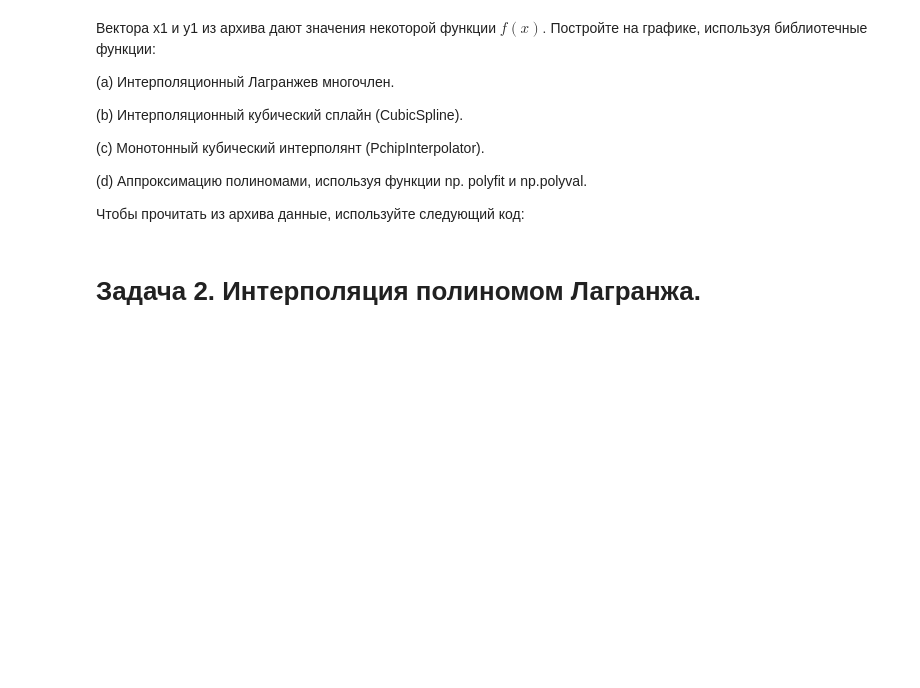
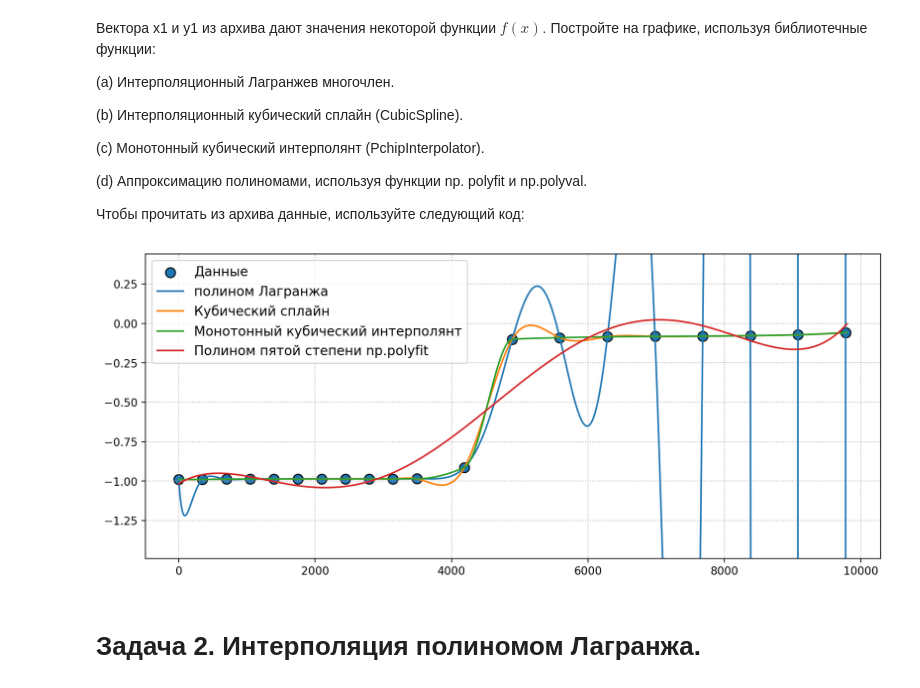
Before and after one commit to ShmakovVladimir/Computational_mathematics_second_sem, a Jupyter notebook: hw2/Задание_по_интерполяции.ipynb, the cells around one changed output. Saved outputs shown, nothing was run; the diff lists cells and outputs as text; code cells hidden in the pictures; blank space fills up the shorter version.

```diff
--- a/hw2/Задание_по_интерполяции.ipynb
+++ b/hw2/Задание_по_интерполяции.ipynb
@@ -16,6 +16,43 @@
 import numpy as np
 with np.load('data_interp.npz') as data:
   x1, y1 = data['x1'], data['y1']
+# %%
+from scipy import interpolate
+import matplotlib.pyplot as plt
+from numpy.polynomial.polynomial import Polynomial
+plt.figure(figsize = (12, 5), dpi = 200)
+plt.scatter(x1, y1, label = 'Данные', s = 80, edgecolors = 'black')
+
+# многочлен Лагранжа
+x_line = np.linspace(np.min(x1), np.max(x1) + 20, 1000)
+lagrange_poly = interpolate.lagrange(x1, y1)
+plt.plot(x_line, Polynomial(lagrange_poly.coef[::-1])(x_line), label = 'полином Лагранжа')
+
+# Кубический сплайн
+cubic_spline = interpolate.CubicSpline(x1, y1)
+plt.plot(x_line, cubic_spline(x_line), label = 'Кубический сплайн')
+
+# монотонный кубический интерполянт
+chirp = interpolate.PchipInterpolator(x1, y1)
+plt.plot(x_line, chirp(x_line), label = 'Монотонный кубический интерполянт')
+
+
+# аппроксимация полиномами, степени не выше чем 5
+poly = np.polyfit(x1, y1, deg = 5)
+plt.plot(x_line, np.poly1d(poly)(x_line), label = 'Полином пятой степени np.polyfit')
+
+plt.ylim(np.min(y1) - 0.5, np.max(y1) + 0.5)
+plt.legend(fontsize = 12, loc = 'upper left')
+
+
+
+
+
+
+
+plt.grid(ls = ':')
+# %% [output]
+[figure, added]
 # %% [markdown]
 # Задача 2. Интерполяция полиномом Лагранжа.
 # %% [markdown]
```
Also changed, not shown: parts of 11 cells of this notebook, 4 other files.
